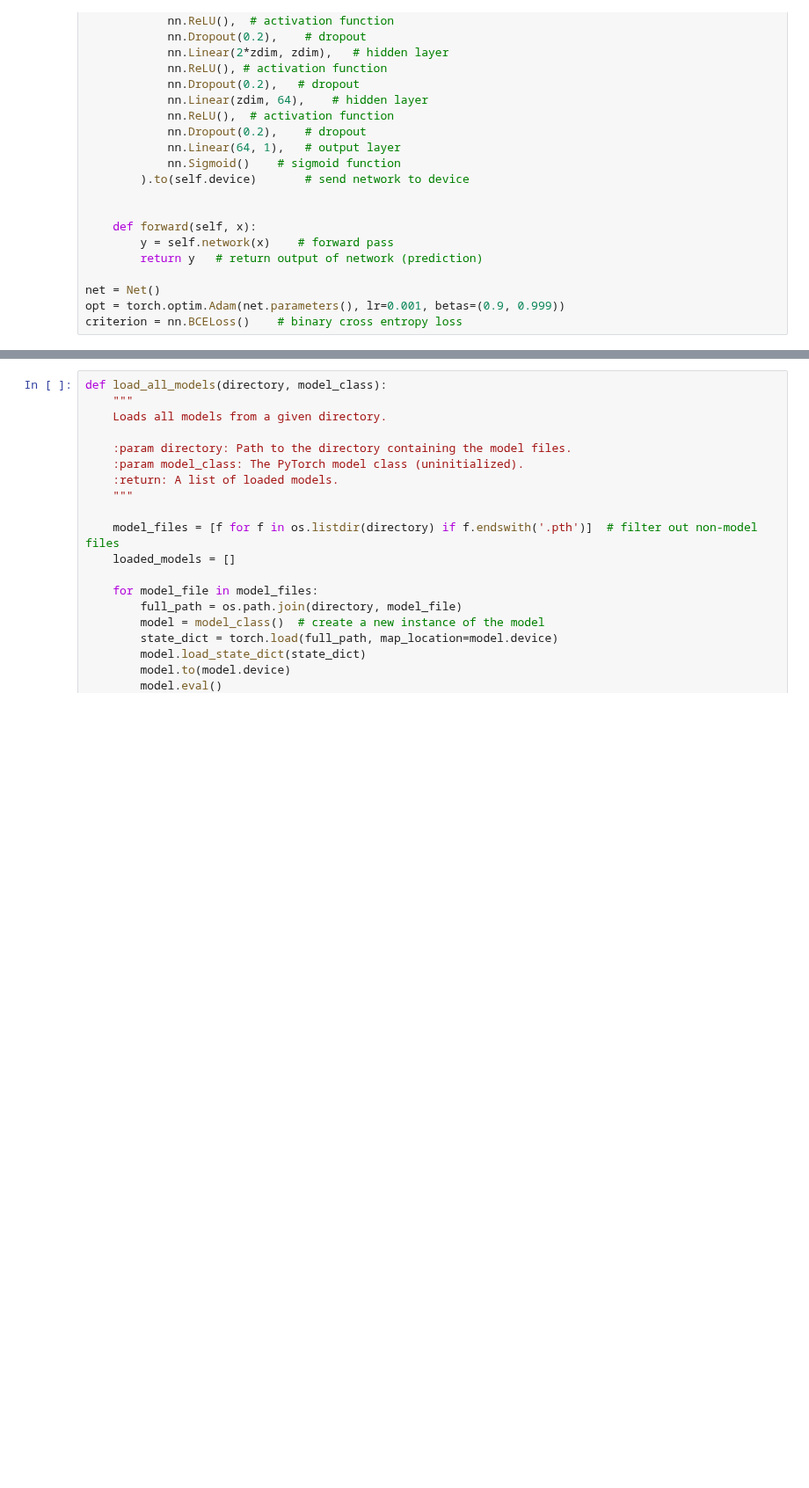
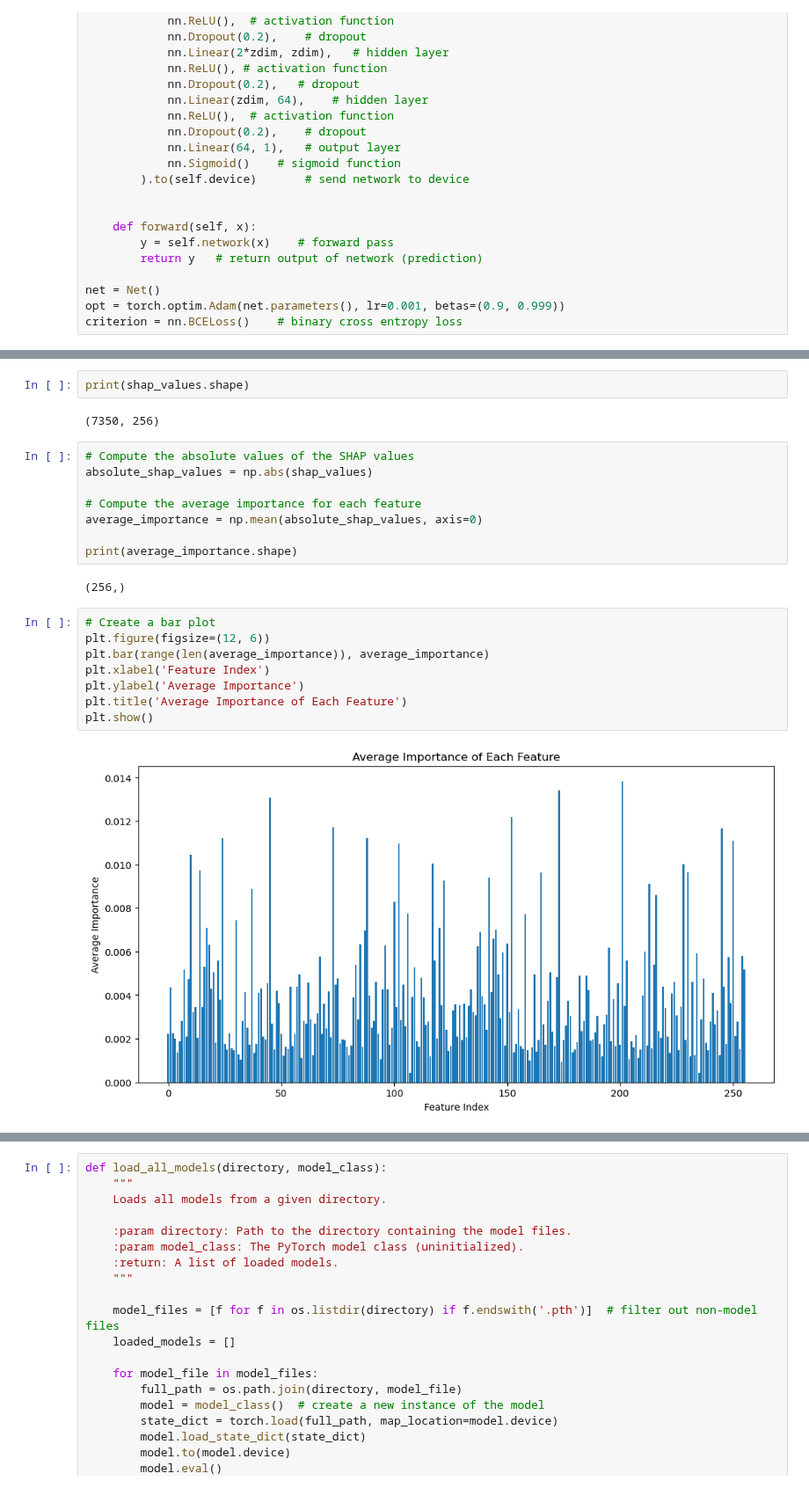
Before and after one commit to myanacondadonttt/RoofNetXAI, a Jupyter notebook: Notebooks/Algorithms Shap Models Past 10 runs.ipynb, the cells around one changed output, grey strips where cells are left out. Shown at 88% size. Drawn from its saved outputs; the diff is of its cells as text; blank space fills up the shorter version.

```diff
--- a/Notebooks/Algorithms Shap Models Past 10 runs.ipynb
+++ b/Notebooks/Algorithms Shap Models Past 10 runs.ipynb
@@ -669,0 +712,24 @@ criterion = nn.BCELoss()    # binary cross entropy loss
+# %%
+print(shap_values.shape)
+# %% [output]
+(7350, 256)
+# %%
+# Compute the absolute values of the SHAP values
+absolute_shap_values = np.abs(shap_values)
+
+# Compute the average importance for each feature
+average_importance = np.mean(absolute_shap_values, axis=0)
+
+print(average_importance.shape)
+# %% [output]
+(256,)
+# %%
+# Create a bar plot
+plt.figure(figsize=(12, 6))
+plt.bar(range(len(average_importance)), average_importance)
+plt.xlabel('Feature Index')
+plt.ylabel('Average Importance')
+plt.title('Average Importance of Each Feature')
+plt.show()
+# %% [output]
+[figure, added]
```
Also changed, not shown: parts of 19 cells of this notebook, 1 other file.
